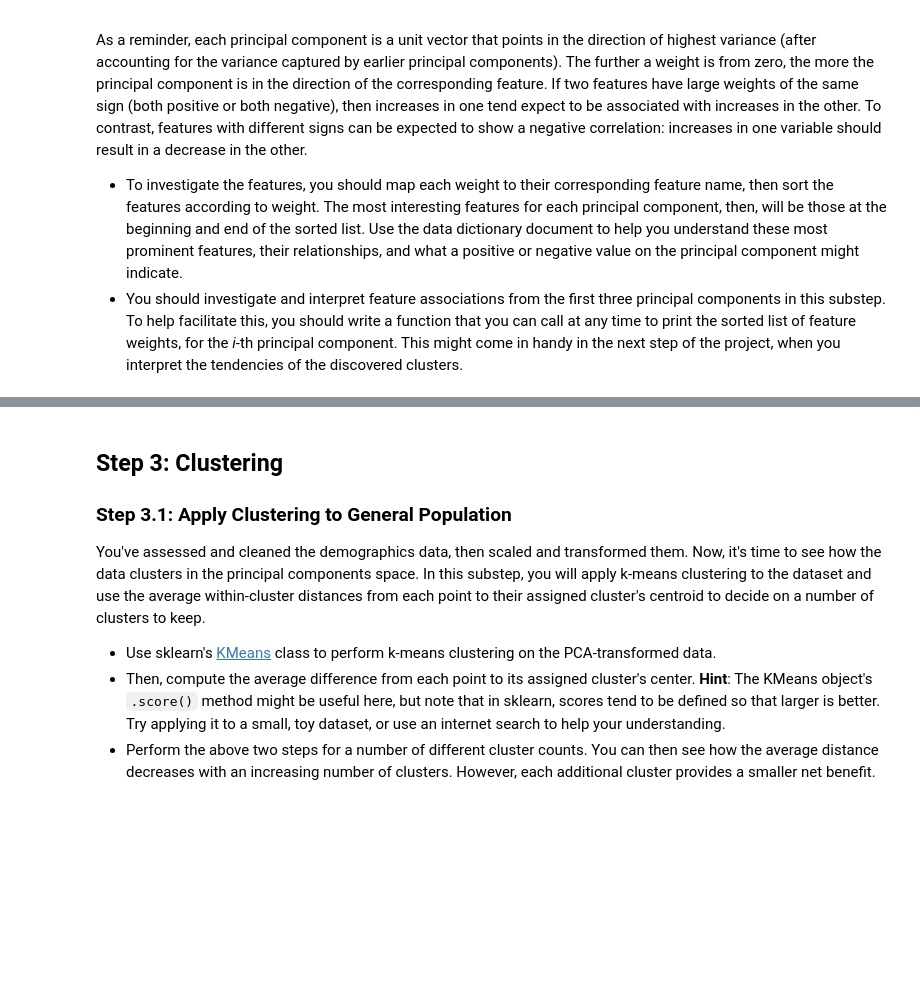
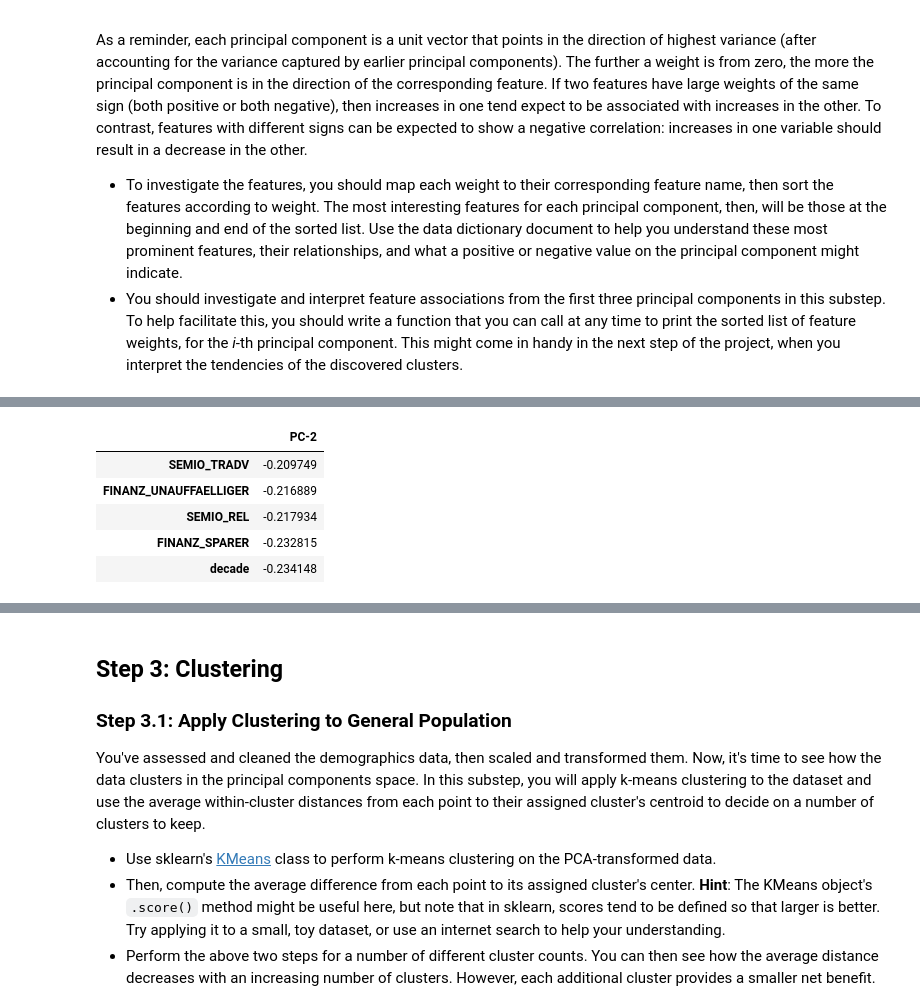
Before and after one commit to waficf/Kaggle_Competitions, a Jupyter notebook: Identify_Customer_Segments.ipynb, the cells around one changed output, grey strips where cells are left out. Saved outputs shown, nothing was run; the diff lists cells and outputs as text; code cells hidden in the pictures; blank space fills up the shorter version.

```diff
--- a/Identify_Customer_Segments.ipynb
+++ b/Identify_Customer_Segments.ipynb
@@ -980,3 +1012,12 @@ As a reminder, each principal component is a unit vector that points in the dire
+# %%
+PC_W(azdias_scaled, 1).tail()
+# %% [output]
+|  | PC-2 |
+| SEMIO_TRADV | -0.209749 |
+| FINANZ_UNAUFFAELLIGER | -0.216889 |
+| SEMIO_REL | -0.217934 |
+| FINANZ_SPARER | -0.232815 |
+| decade | -0.234148 |
 # %%
 # Map weights for the third principal component to corresponding feature names
 # and then print the linked values, sorted by weight.
```
Also changed, not shown: parts of 12 cells of this notebook.
